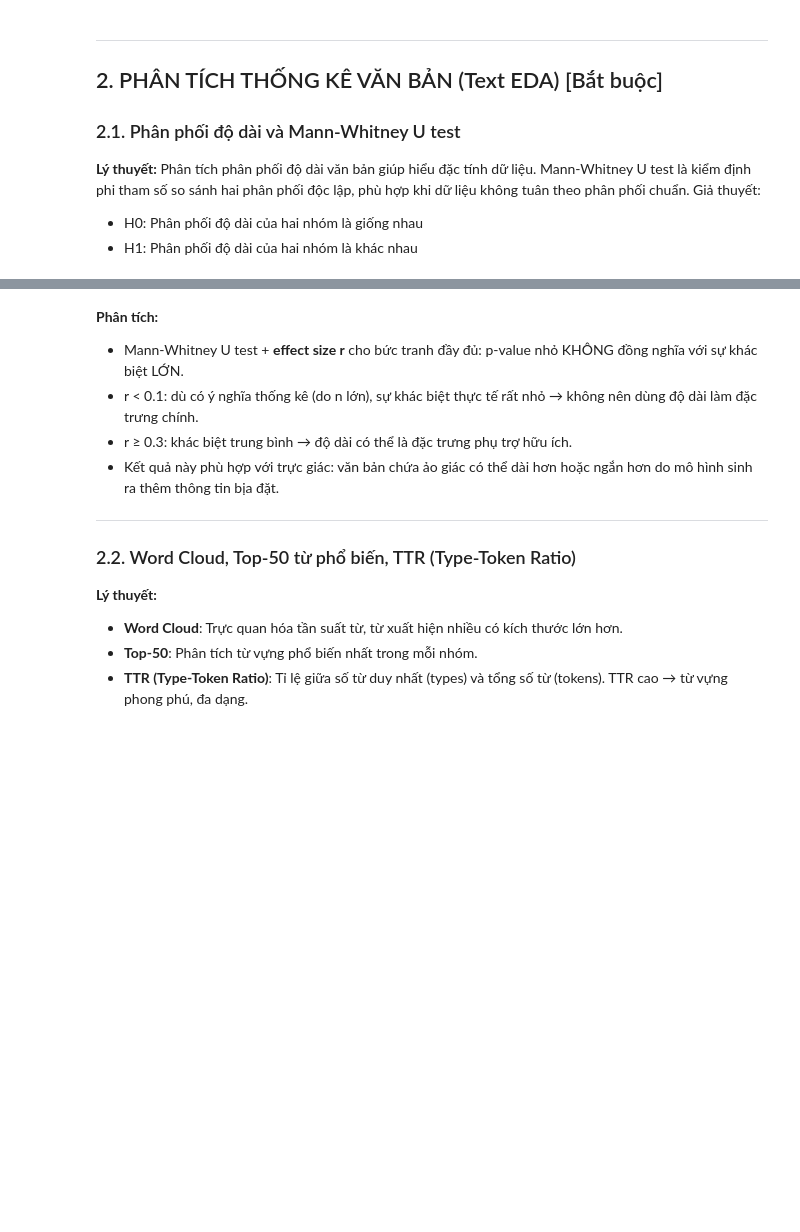
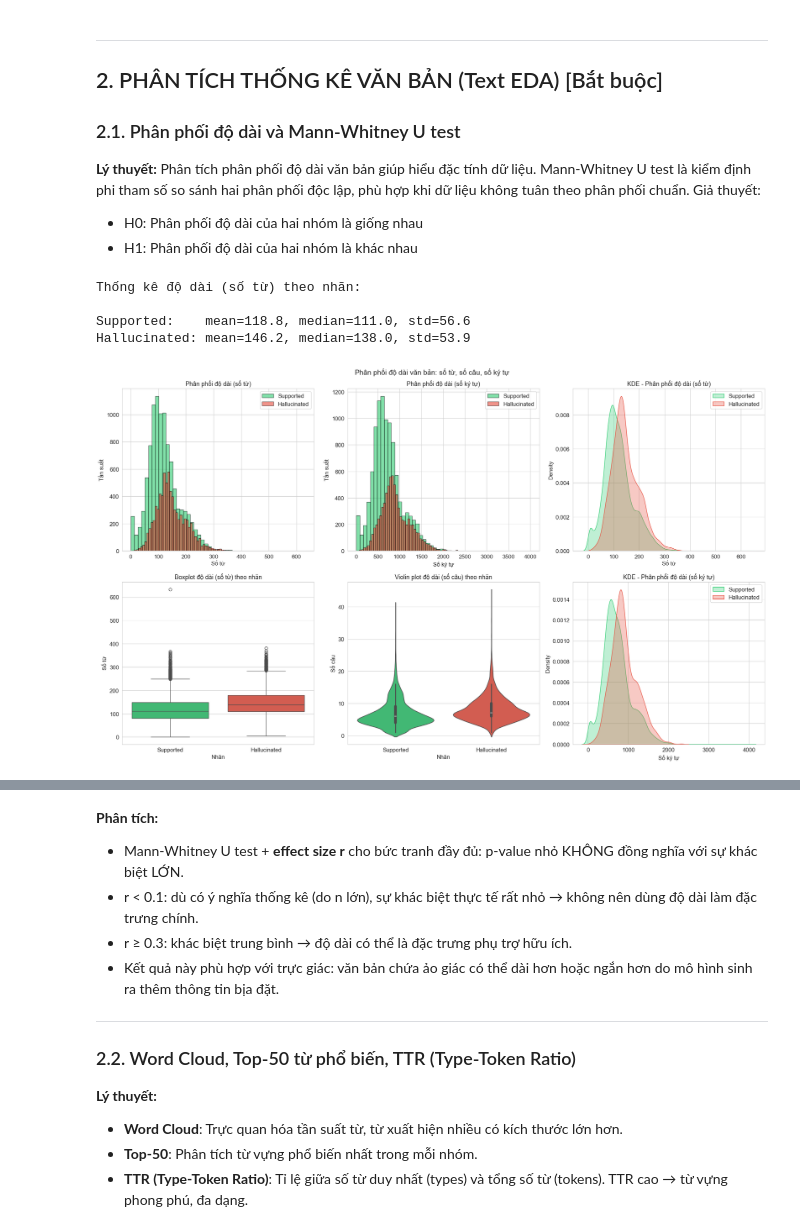
Before and after one commit to phamphuhoa-23/datapreprocessing, a Jupyter notebook: Source/notebooks/05_text_preprocessing.ipynb, the cells around one changed output, grey strips where cells are left out. Cells and saved outputs as stored; diff of their text form; code cells hidden in the pictures; blank space fills up the shorter version.

```diff
--- a/Source/notebooks/05_text_preprocessing.ipynb
+++ b/Source/notebooks/05_text_preprocessing.ipynb
@@ -254,60 +333,80 @@ supported_lens = df[df['label'] == 0]['text_len_words']
 hallucinated_lens = df[df['label'] == 1]['text_len_words']
 
 print("Thống kê độ dài (số từ) theo nhãn:")
-print(f"\nSupported:    mean={supported_lens.mean():.1f}, median={supported_lens.median():.1f}, std={supported_lens.std():.1f}")
-print(f"Hallucinated: mean={hallucinated_lens.mean():.1f}, median={hallucinated_lens.median():.1f}, std={hallucinated_lens.std():.1f}")
+print(
+    f"\nSupported:    mean={supported_lens.mean():.1f}, median={supported_lens.median():.1f}, std={supported_lens.std():.1f}")
+print(
+    f"Hallucinated: mean={hallucinated_lens.mean():.1f}, median={hallucinated_lens.median():.1f}, std={hallucinated_lens.std():.1f}")
+# %% [output]
+Thống kê độ dài (số từ) theo nhãn:
+
+Supported:    mean=118.8, median=111.0, std=56.6
+Hallucinated: mean=146.2, median=138.0, std=53.9
 # %%
 # Trực quan hóa phân phối độ dài (số từ, số câu, số ký tự)
-supported_chars_plot   = df[df['label'] == 0]['text_len_char']
+supported_chars_plot = df[df['label'] == 0]['text_len_char']
 hallucinated_chars_plot = df[df['label'] == 1]['text_len_char']
 
 fig, axes = plt.subplots(2, 3, figsize=(20, 12))
 
 # [0,0] Histogram - Số từ
-axes[0, 0].hist(supported_lens, bins=50, alpha=0.6, label='Supported', color='#2ecc71', edgecolor='black')
-axes[0, 0].hist(hallucinated_lens, bins=50, alpha=0.6, label='Hallucinated', color='#e74c3c', edgecolor='black')
+axes[0, 0].hist(supported_lens, bins=50, alpha=0.6,
+                label='Supported', color='#2ecc71', edgecolor='black')
+axes[0, 0].hist(hallucinated_lens, bins=50, alpha=0.6,
+                label='Hallucinated', color='#e74c3c', edgecolor='black')
 axes[0, 0].set_title('Phân phối độ dài (số từ)', fontsize=13)
 axes[0, 0].set_xlabel('Số từ')
 axes[0, 0].set_ylabel('Tần suất')
 axes[0, 0].legend()
 
 # [0,1] Histogram - Số ký tự
-axes[0, 1].hist(supported_chars_plot, bins=50, alpha=0.6, label='Supported', color='#2ecc71', edgecolor='black')
-axes[0, 1].hist(hallucinated_chars_plot, bins=50, alpha=0.6, label='Hallucinated', color='#e74c3c', edgecolor='black')
+axes[0, 1].hist(supported_chars_plot, bins=50, alpha=0.6,
+                label='Supported', color='#2ecc71', edgecolor='black')
+axes[0, 1].hist(hallucinated_chars_plot, bins=50, alpha=0.6,
+                label='Hallucinated', color='#e74c3c', edgecolor='black')
 axes[0, 1].set_title('Phân phối độ dài (số ký tự)', fontsize=13)
 axes[0, 1].set_xlabel('Số ký tự')
 axes[0, 1].set_ylabel('Tần suất')
 axes[0, 1].legend()
 
 # [0,2] KDE - Số từ
-sns.kdeplot(supported_lens, ax=axes[0, 2], label='Supported', color='#2ecc71', fill=True, alpha=0.3)
-sns.kdeplot(hallucinated_lens, ax=axes[0, 2], label='Hallucinated', color='#e74c3c', fill=True, alpha=0.3)
+sns.kdeplot(supported_lens,
+            ax=axes[0, 2], label='Supported', color='#2ecc71', fill=True, alpha=0.3)
+sns.kdeplot(hallucinated_lens,
+            ax=axes[0, 2], label='Hallucinated', color='#e74c3c', fill=True, alpha=0.3)
 axes[0, 2].set_title('KDE - Phân phối độ dài (số từ)', fontsize=13)
 axes[0, 2].set_xlabel('Số từ')
 axes[0, 2].legend()
 
 # [1,0] Boxplot - Số từ
-sns.boxplot(data=df, x='label_name', y='text_len_words', palette=colors, ax=axes[1, 0])
+sns.boxplot(data=df, x='label_name', y='text_len_words',
+            palette=colors, ax=axes[1, 0])
 axes[1, 0].set_title('Boxplot độ dài (số từ) theo nhãn', fontsize=13)
 axes[1, 0].set_xlabel('Nhãn')
 axes[1, 0].set_ylabel('Số từ')
 
 # [1,1] Violin - Số câu
-sns.violinplot(data=df, x='label_name', y='text_len_sents', palette=colors, ax=axes[1, 1])
+sns.violinplot(data=df, x='label_name', y='text_len_sents',
+               palette=colors, ax=axes[1, 1])
 axes[1, 1].set_title('Violin plot độ dài (số câu) theo nhãn', fontsize=13)
 axes[1, 1].set_xlabel('Nhãn')
 axes[1, 1].set_ylabel('Số câu')
 
 # [1,2] KDE - Số ký tự
-sns.kdeplot(supported_chars_plot, ax=axes[1, 2], label='Supported', color='#2ecc71', fill=True, alpha=0.3)
-sns.kdeplot(hallucinated_chars_plot, ax=axes[1, 2], label='Hallucinated', color='#e74c3c', fill=True, alpha=0.3)
+sns.kdeplot(supported_chars_plot,
+            ax=axes[1, 2], label='Supported', color='#2ecc71', fill=True, alpha=0.3)
+sns.kdeplot(hallucinated_chars_plot,
+            ax=axes[1, 2], label='Hallucinated', color='#e74c3c', fill=True, alpha=0.3)
 axes[1, 2].set_title('KDE - Phân phối độ dài (số ký tự)', fontsize=13)
 axes[1, 2].set_xlabel('Số ký tự')
 axes[1, 2].legend()
 
 plt.suptitle("Phân phối độ dài văn bản: số từ, số câu, số ký tự", fontsize=15)
 plt.tight_layout()
-plt.savefig(OUTPUT_DIR / 'text_length_distribution.png', dpi=150, bbox_inches='tight')
+plt.savefig(OUTPUT_DIR / 'text_length_distribution.png',
+            dpi=150, bbox_inches='tight')
 plt.show()
+# %% [output]
+[figure, added]
 # %%
 # Mann-Whitney U Test
```
Also changed, not shown: parts of 44 cells of this notebook, 8 other files.
